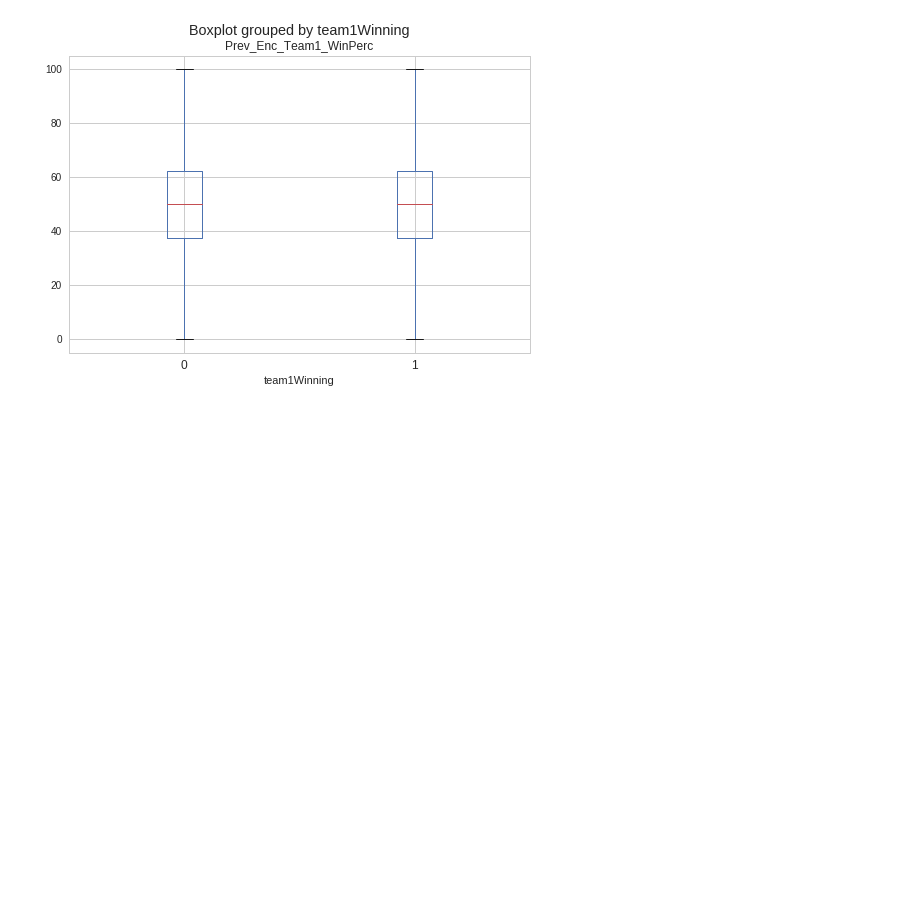
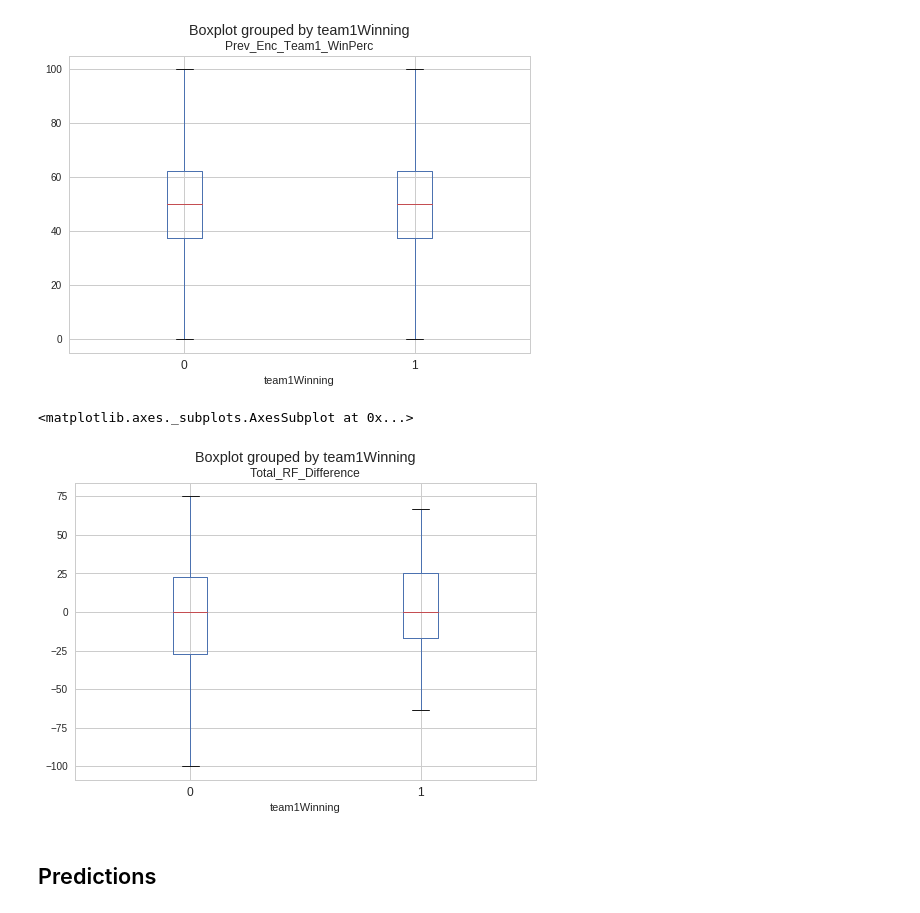
Before and after one commit to XInterns/IPL-Sparkers-2017-Interns, a Jupyter notebook: src/Match Outcome Prediction with IPL Data (Soham).ipynb, the cells around one changed output. Cells and saved outputs as stored; diff of their text form; code cells hidden in the pictures; blank space fills up the shorter version.

Commit message:
Built Prediction Model

```diff
--- a/src/Match Outcome Prediction with IPL Data (Soham).ipynb
+++ b/src/Match Outcome Prediction with IPL Data (Soham).ipynb
@@ -341,9 +340,19 @@ def getTeamWinPercentage(match_id):
     team1WinMatches = team1DF.loc[team1DF["winner"] == team1].shape[0]
     team2TotalMatches = team2DF.shape[0]
     team2WinMatches = team2DF.loc[team2DF["winner"] == team2].shape[0]
-    winPercTeam1 = (team1WinMatches / team1TotalMatches) * 100
-    winPercTeam2 = (team2WinMatches / team2TotalMatches) * 100
-    print "In the season of {}, {} has a win percentage of {}% and {} has a win percentage of {}% ".format(year, team1, winPercTeam1, team2, winPercTeam2)
+    if (team1TotalMatches != 0) and (team2TotalMatches !=0):
+        winPercTeam1 = ((team1WinMatches / team1TotalMatches) * 100)
+        winPercTeam2 = ((team2WinMatches / team2TotalMatches) * 100)
+    elif (team1TotalMatches != 0) and (team2TotalMatches ==0):
+        winPercTeam1 = ((team1WinMatches / team1TotalMatches) * 100)
+        winPercTeam2 = 0
+    elif (team1TotalMatches == 0) and (team2TotalMatches !=0):
+        winPercTeam1 = 0
+        winPercTeam2 = ((team2WinMatches / team2TotalMatches) * 100)
+    else:
+        winPercTeam1 = 0
+        winPercTeam2 = 0
+    return winPercTeam1, winPercTeam2
 # %%
 getTeamWinPercentage(517)
 # %% [output]
@@ -444,3 +454,15 @@ A value is trying to be set on a copy of a slice from a DataFrame.
 Try using .loc[row_indexer,col_indexer] = value instead
 
 See the caveats in the documentation: http://pandas.pydata.org/pandas-docs/stable/indexing.html#indexing-view-versus-copy
+# %%
+# New column for Recent form(Win Percentage in the current season) of 1st Team compared to 2nd Team
+# (Negative means 2nd team has higher win percentage)
+
+firstTeamRF = []
+secondTeamRF = []
+for i in matches['id'].unique():
+    K, L = getTeamWinPercentage(i)
+    firstTeamRF.append(K), secondTeamRF.append(L)
+firstRFSeries = pd.Series(firstTeamRF)
+secondRFSeries = pd.Series(secondTeamRF)
+matches["Total_RF_Difference"] = firstRFSeries.values - secondRFSeries.values
@@ -484,3 +513,10 @@ matches.boxplot(column = 'Prev_Enc_Team1_WinPerc', by='team1Winning', showfliers
 # %% [output]
 <matplotlib.axes._subplots.AxesSubplot at 0x...>
 [figure]
+# %%
+matches.boxplot(column = 'Total_RF_Difference', by='team1Winning', showfliers= False)
+# %% [output]
+<matplotlib.axes._subplots.AxesSubplot at 0x...>
+[figure, added]
+# %% [markdown]
+## Predictions
```
Also changed, not shown: parts of 23 cells of this notebook.
